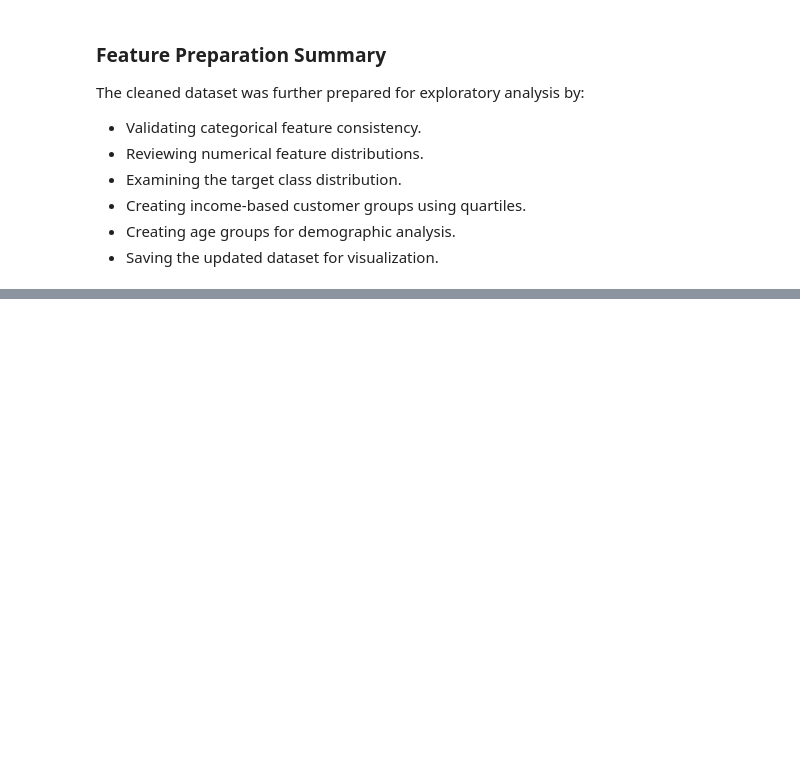
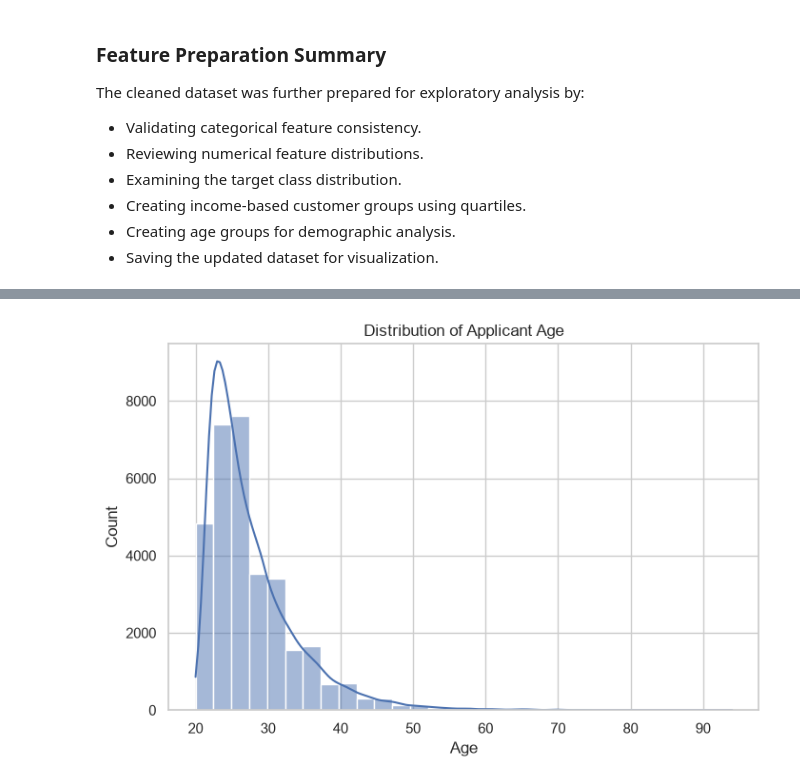
Before and after one commit to charank006/credit-risk-eda, a Jupyter notebook: notebooks/credit_eda.ipynb, the cells around one changed output, grey strips where cells are left out. Drawn from its saved outputs; the diff is of its cells as text; code cells hidden in the pictures; blank space fills up the shorter version.

```diff
--- a/notebooks/credit_eda.ipynb
+++ b/notebooks/credit_eda.ipynb
@@ -547,0 +552,11 @@ The cleaned dataset was further prepared for exploratory analysis by:
+# %%
+plt.figure(figsize=(8,5))
+sns.histplot(df_clean["person_age"], bins=30, kde=True)
+
+plt.title("Distribution of Applicant Age")
+plt.xlabel("Age")
+plt.ylabel("Count")
+
+plt.show()
+# %% [output]
+[figure, added]
```
Also changed, not shown: parts of 23 cells of this notebook.
